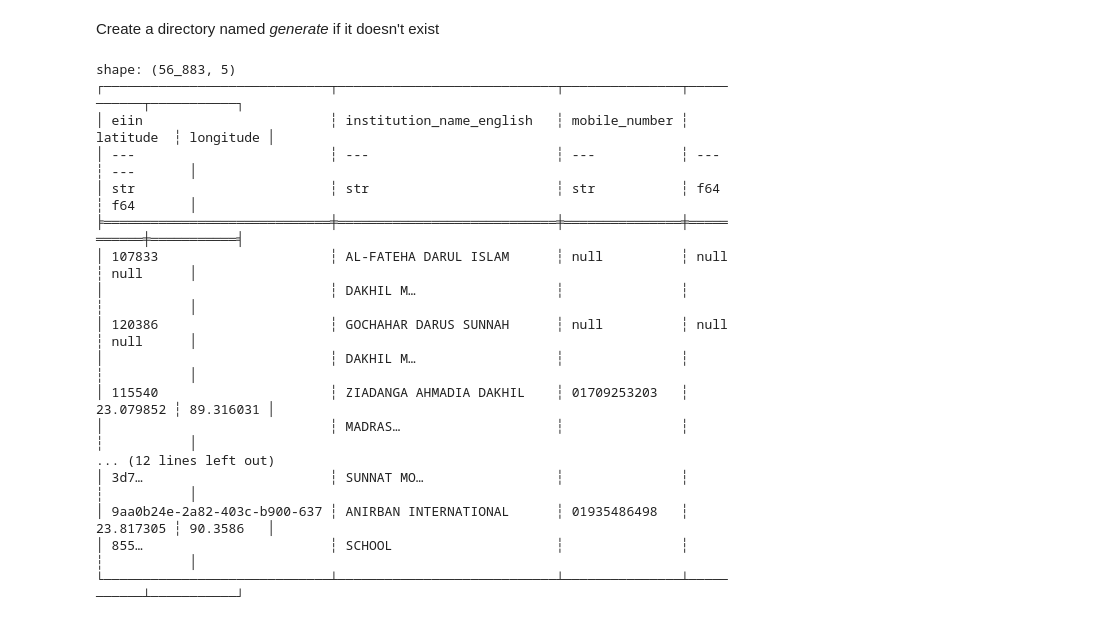
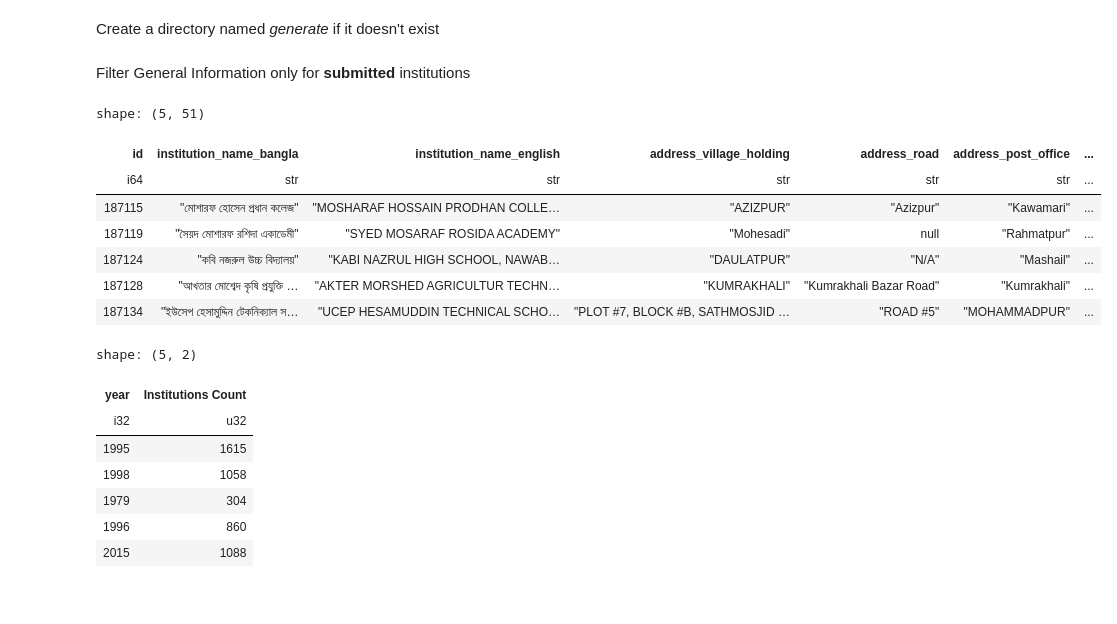
Before and after one commit to monjurmorshed793/sedp-reports, a Jupyter notebook: src/sedp_reports/polars-practice.ipynb, the cells around one changed output. Cells and saved outputs as stored; diff of their text form; code cells hidden in the pictures.

```diff
--- a/src/sedp_reports/polars-practice.ipynb
+++ b/src/sedp_reports/polars-practice.ipynb
@@ -60,25 +63,41 @@ for name, val  in df_vars.items():
         for col in val.columns:
             safe_col = col.strip().replace(" ", "_").replace("-","_").replace("[","").replace("]","")
             f.write(f'{safe_col.upper()}="{col}"\n')
+# %% [markdown]
+Filter General Information only for __submitted__ institutions
+# %%
+from generate.general_information import SUBMITTED
+general_information = general_information.filter(pl.col(SUBMITTED)==True)
 # %%
-from generate.general_information import EIIN, INSTITUTION_NAME_ENGLISH, MOBILE_NUMBER, LATITUDE, LONGITUDE
+from generate.general_information import EIIN, ESTABLISHMENT_DATE, INSTITUTION_NAME_ENGLISH, MOBILE_NUMBER, LATITUDE, LONGITUDE, SUBMITTED
 
-print(general_information.select(pl.col(EIIN), pl.col(INSTITUTION_NAME_ENGLISH), pl.col(MOBILE_NUMBER), pl.col(LATITUDE), pl.col(LONGITUDE)))
+result = general_information.filter( pl.col(SUBMITTED)==True, pl.col(ESTABLISHMENT_DATE).str.strptime(pl.Date, "%d-%m-%Y").dt.year()>2000)
+
+result.head()
 # %% [output]
-shape: (56_883, 5)
-┌─────────────────────────────┬────────────────────────────┬───────────────┬───────────┬───────────┐
-│ eiin                        ┆ institution_name_english   ┆ mobile_number ┆ latitude  ┆ longitude │
-│ ---                         ┆ ---                        ┆ ---           ┆ ---       ┆ ---       │
-│ str                         ┆ str                        ┆ str           ┆ f64       ┆ f64       │
-╞═════════════════════════════╪════════════════════════════╪═══════════════╪═══════════╪═══════════╡
-│ 107833                      ┆ AL-FATEHA DARUL ISLAM      ┆ null          ┆ null      ┆ null      │
-│                             ┆ DAKHIL M…                  ┆               ┆           ┆           │
-│ 120386                      ┆ GOCHAHAR DARUS SUNNAH      ┆ null          ┆ null      ┆ null      │
-│                             ┆ DAKHIL M…                  ┆               ┆           ┆           │
-│ 115540                      ┆ ZIADANGA AHMADIA DAKHIL    ┆ 01709253203   ┆ 23.079852 ┆ 89.316031 │
-│                             ┆ MADRAS…                    ┆               ┆           ┆           │
-... (12 lines left out)
-│ 3d7…                        ┆ SUNNAT MO…                 ┆               ┆           ┆           │
-│ 9aa0b24e-2a82-403c-b900-637 ┆ ANIRBAN INTERNATIONAL      ┆ 01935486498   ┆ 23.817305 ┆ 90.3586   │
-│ 855…                        ┆ SCHOOL                     ┆               ┆           ┆           │
-└─────────────────────────────┴────────────────────────────┴───────────────┴───────────┴───────────┘
+shape: (5, 51)
+| id | institution_name_bangla | institution_name_english | address_village_holding | address_road | address_post_office | ... |
+| i64 | str | str | str | str | str | ... |
+| 187115 | "মোশারফ হোসেন প্রধান কলেজ" | "MOSHARAF HOSSAIN PRODHAN COLLE… | "AZIZPUR" | "Azizpur" | "Kawamari" | ... |
+| 187119 | "সৈয়দ মোশারফ রশিদা একাডেমী" | "SYED MOSARAF ROSIDA ACADEMY" | "Mohesadi" | null | "Rahmatpur" | ... |
+| 187124 | "কবি নজরুল উচ্চ বিদ্যালয়" | "KABI NAZRUL HIGH SCHOOL, NAWAB… | "DAULATPUR" | "N/A" | "Mashail" | ... |
+| 187128 | "আখতার মোশ্বেদ কৃষি প্রযুক্তি … | "AKTER MORSHED AGRICULTUR TECHN… | "KUMRAKHALI" | "Kumrakhali Bazar Road" | "Kumrakhali" | ... |
+| 187134 | "ইউসেপ হেসামুদ্দিন টেকনিক্যাল স… | "UCEP HESAMUDDIN TECHNICAL SCHO… | "PLOT #7, BLOCK #B, SATHMOSJID … | "ROAD #5" | "MOHAMMADPUR" | ... |
+# %%
+from generate.general_information import ESTABLISHMENT_DATE
+
+result = general_information.group_by(
+    (pl.col(ESTABLISHMENT_DATE).str.strptime(pl.Date,'%d-%m-%Y').dt.year()).alias("year"),
+    maintain_order=True
+).len(name="Institutions Count")
+
+result.head()
+# %% [output]
+shape: (5, 2)
+| year | Institutions Count |
+| i32 | u32 |
+| 1995 | 1615 |
+| 1998 | 1058 |
+| 1979 | 304 |
+| 1996 | 860 |
+| 2015 | 1088 |
```
Also changed, not shown: parts of 5 cells of this notebook.
